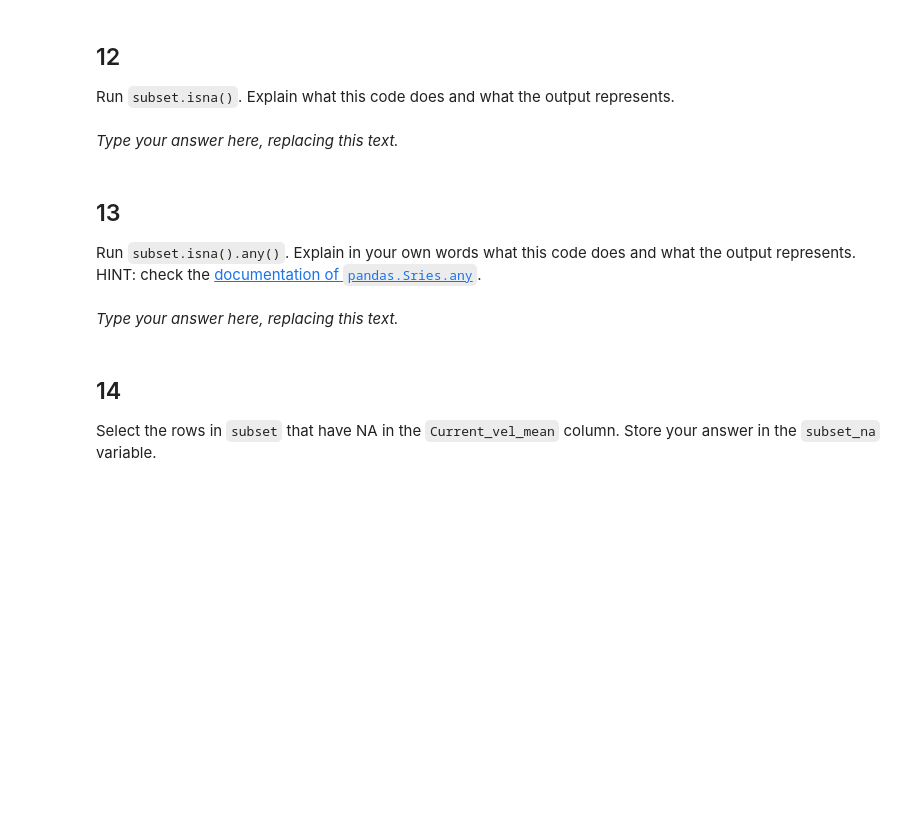
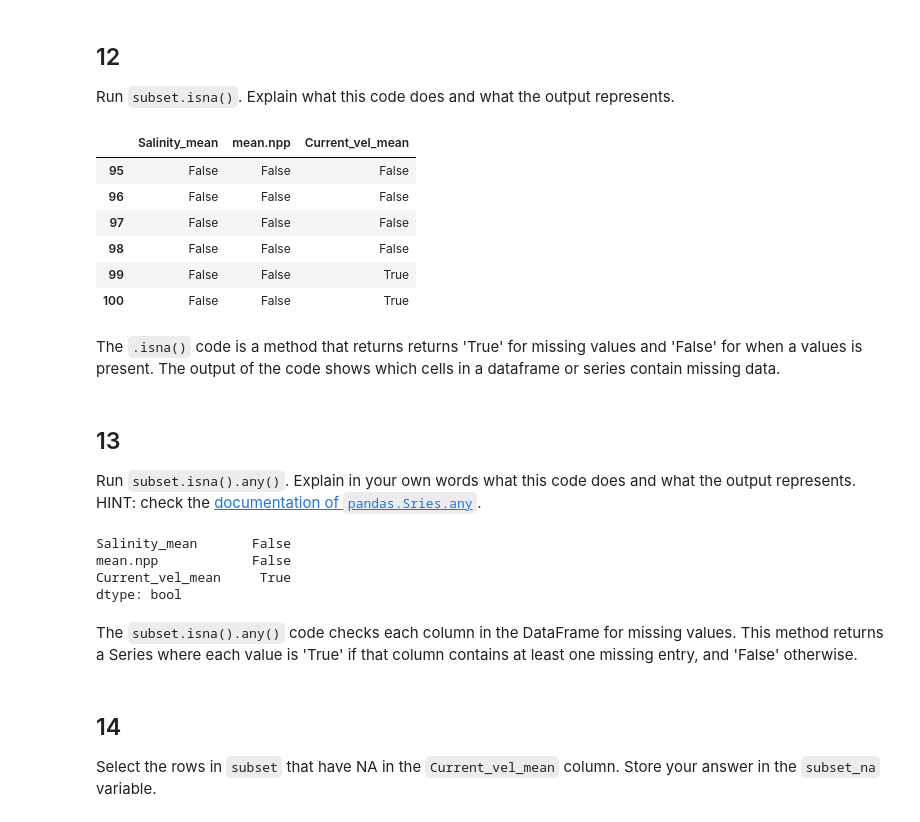
Before and after one commit to mmorenorolon/eds220-hwk1, a Jupyter notebook: task2/hwk1-task2-corals.ipynb, the cells around one changed output. Saved outputs shown, nothing was run; the diff lists cells and outputs as text; code cells hidden in the pictures; blank space fills up the shorter version.

Commit message:
answered parts 11 through 13

```diff
--- a/task2/hwk1-task2-corals.ipynb
+++ b/task2/hwk1-task2-corals.ipynb
@@ -281,3 +286,7 @@ subset = ...
+# %%
+# Select rows 95 through 100 in the 17th, 20th and 28th columns.
+
+subset = coral_div.iloc[95:101, [16,19,27]]
 # %%
 # View the dataframe
 subset
@@ -289,8 +308,20 @@ grader.check("q11")
 ## 12
 
 Run `subset.isna()`. Explain what this code does and what the output represents.
-# %% [markdown]
-_Type your answer here, replacing this text._
+# %%
+# Run subset.isna()
+
+subset.isna()
+# %% [output]
+|  | Salinity_mean | mean.npp | Current_vel_mean |
+| 95 | False | False | False |
+| 96 | False | False | False |
+| 97 | False | False | False |
+| 98 | False | False | False |
+| 99 | False | False | True |
+| 100 | False | False | True |
+# %% [markdown]
+The `.isna()` code is a method that returns returns 'True' for missing values and 'False' for when a values is present. The output of the code shows which cells in a dataframe or series contain missing data.
 # %% [markdown]
 <!-- END QUESTION -->
 
@@ -298,8 +329,17 @@ _Type your answer here, replacing this text._
 
 ## 13
 Run `subset.isna().any()`. Explain in your own words what this code does and what the output represents. HINT: check the [documentation of `pandas.Sries.any`](https://pandas.pydata.org/docs/reference/api/pandas.Series.any.html).
-# %% [markdown]
-_Type your answer here, replacing this text._
+# %%
+# Run subset.isna().any()
+
+subset.isna().any()
+# %% [output]
+Salinity_mean       False
+mean.npp            False
+Current_vel_mean     True
+dtype: bool
+# %% [markdown]
+The `subset.isna().any()` code checks each column in the DataFrame for missing values. This method returns a Series where each value is 'True' if that column contains at least one missing entry, and 'False' otherwise.
 # %% [markdown]
 <!-- END QUESTION -->
 
```
Also changed, not shown: parts of 9 cells of this notebook.
